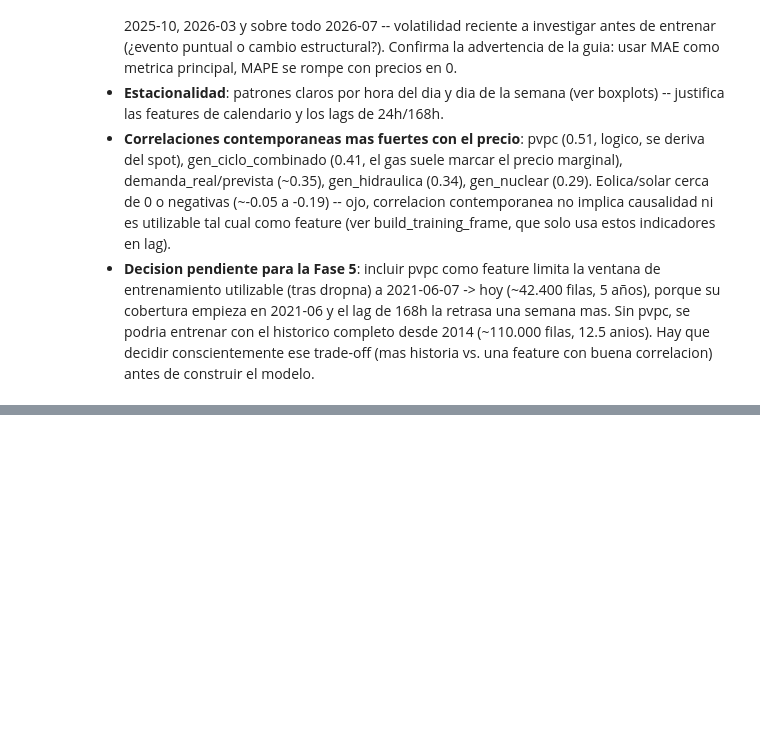
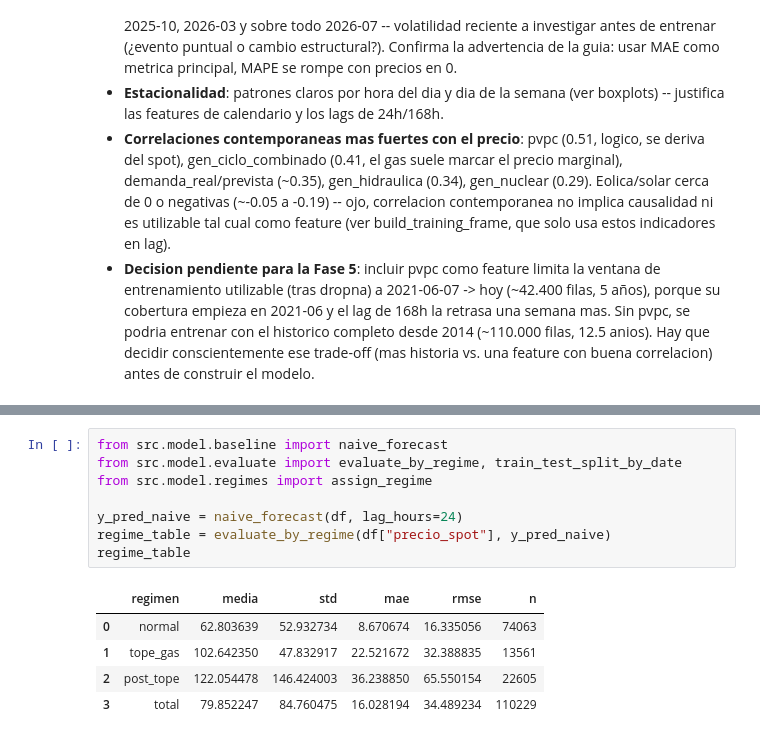
Before and after one commit to AnderCortaTH12/red_electrica, a Jupyter notebook: notebooks/01_eda.ipynb, the cells around one changed output, grey strips where cells are left out. Cells and saved outputs as stored; diff of their text form; blank space fills up the shorter version.

```diff
--- a/notebooks/01_eda.ipynb
+++ b/notebooks/01_eda.ipynb
@@ -208,0 +218,14 @@ Shape tras dropna (ventana usable para entrenar): (42433, 60)
+# %%
+from src.model.baseline import naive_forecast
+from src.model.evaluate import evaluate_by_regime, train_test_split_by_date
+from src.model.regimes import assign_regime
+
+y_pred_naive = naive_forecast(df, lag_hours=24)
+regime_table = evaluate_by_regime(df["precio_spot"], y_pred_naive)
+regime_table
+# %% [output]
+|  | regimen | media | std | mae | rmse | n |
+| 0 | normal | 62.803639 | 52.932734 | 8.670674 | 16.335056 | 74063 |
+| 1 | tope_gas | 102.642350 | 47.832917 | 22.521672 | 32.388835 | 13561 |
+| 2 | post_tope | 122.054478 | 146.424003 | 36.238850 | 65.550154 | 22605 |
+| 3 | total | 79.852247 | 84.760475 | 16.028194 | 34.489234 | 110229 |
```
Also changed, not shown: parts of 5 cells of this notebook, 3 other files.
